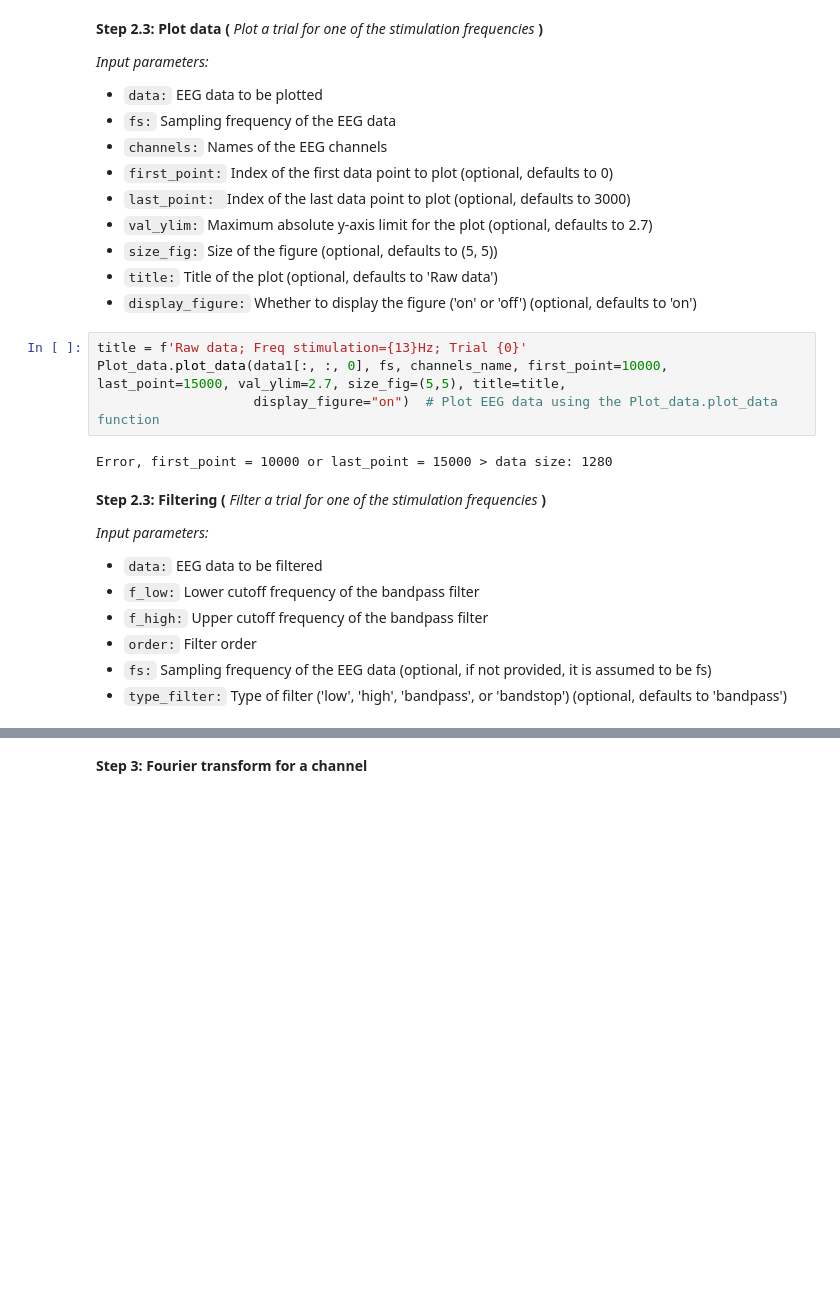
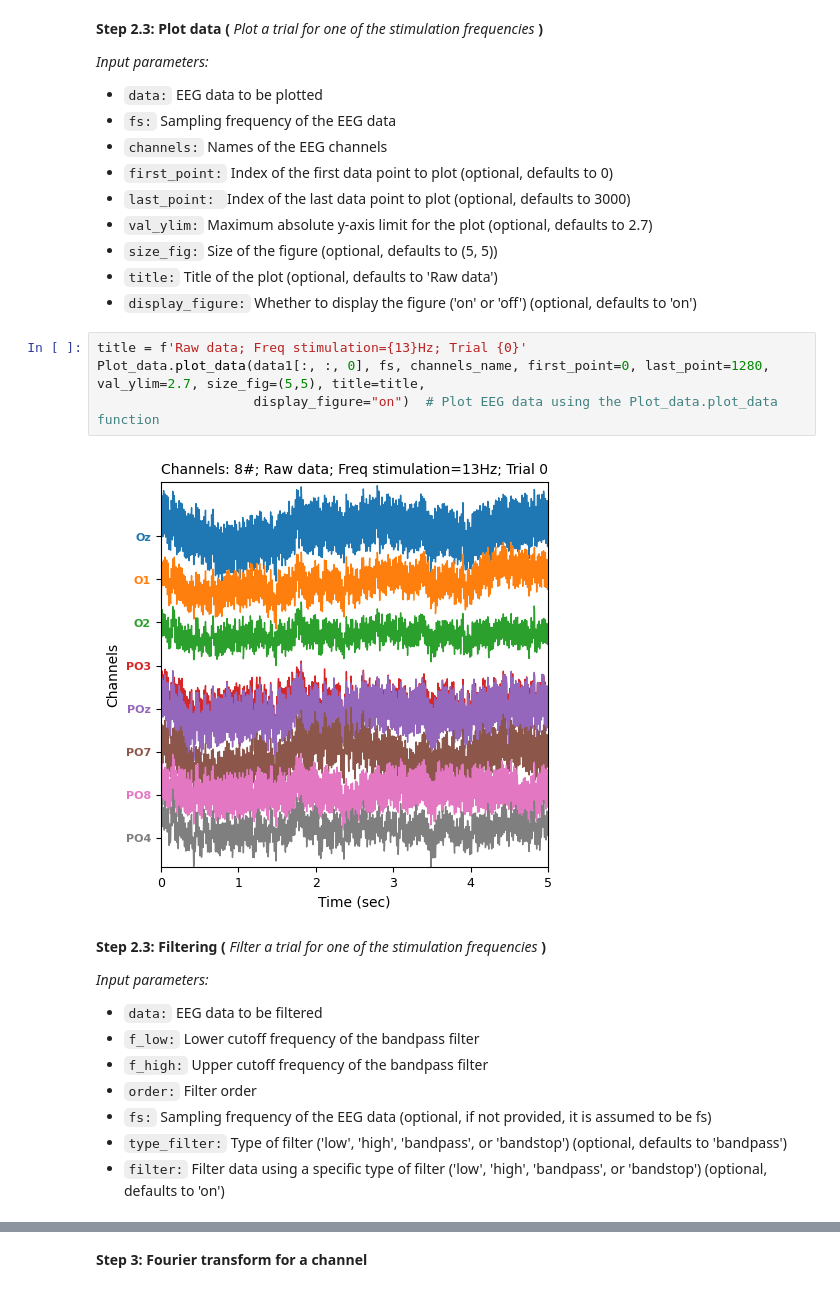
Before and after one commit to RezaSaadatyar/SSVEP-based-EEG-signal-processing, a Jupyter notebook: Code/Python/SSVEP.ipynb, the cells around one changed output, grey strips where cells are left out. Drawn from its saved outputs; the diff is of its cells as text; blank space fills up the shorter version.

```diff
--- a/Code/Python/SSVEP.ipynb
+++ b/Code/Python/SSVEP.ipynb
@@ -145,10 +145,10 @@ data3.shape: (1280, 8, 160)
  - `display_figure:` Whether to display the figure ('on' or 'off') (optional, defaults to 'on')
 # %%
 title = f'Raw data; Freq stimulation={13}Hz; Trial {0}'
-Plot_data.plot_data(data1[:, :, 0], fs, channels_name, first_point=10000, last_point=15000, val_ylim=2.7, size_fig=(5,5), title=title,
+Plot_data.plot_data(data1[:, :, 0], fs, channels_name, first_point=0, last_point=1280, val_ylim=2.7, size_fig=(5,5), title=title,
                     display_figure="on")  # Plot EEG data using the Plot_data.plot_data function
 # %% [output]
-Error, first_point = 10000 or last_point = 15000 > data size: 1280
+[figure, added]
 # %% [markdown]
 **Step 2.3: Filtering (** *Filter a trial for one of the stimulation frequencies* **)**<br/>
 
@@ -159,3 +159,4 @@ Error, first_point = 10000 or last_point = 15000 > data size: 1280
  - `order:` Filter order
  - `fs:` Sampling frequency of the EEG data (optional, if not provided, it is assumed to be fs)
  - `type_filter:` Type of filter ('low', 'high', 'bandpass', or 'bandstop') (optional, defaults to 'bandpass')
+ - `filter:` Filter data using a specific type of filter ('low', 'high', 'bandpass', or 'bandstop') (optional, defaults to 'on')
```
Also changed, not shown: parts of 8 cells of this notebook.
